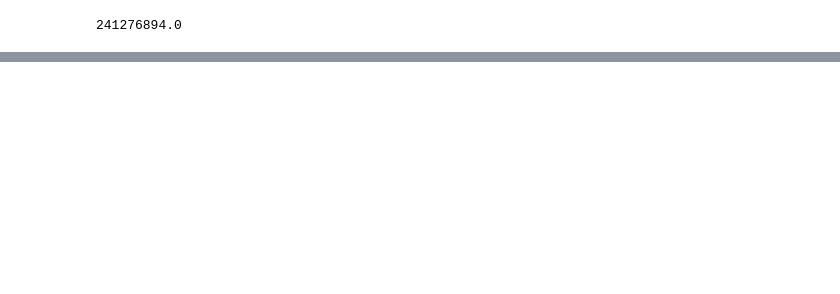
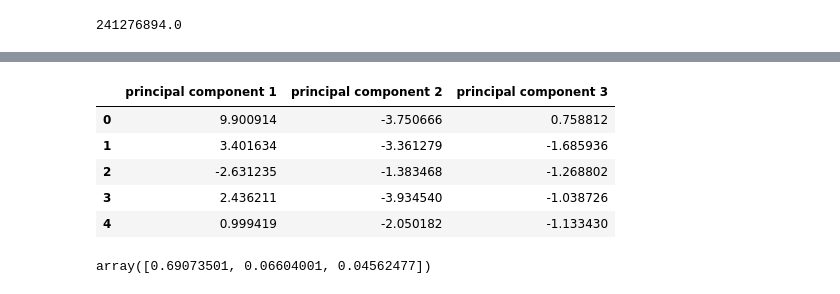
Before and after one commit to abiswas20/Data_Sci_Projects, a Jupyter notebook: Farmers Markets in the United States-Kaggle/Farmers_Market_in_the_US.ipynb, the cells around one changed output, grey strips where cells are left out. Cells and saved outputs as stored; diff of their text form; code cells hidden in the pictures; blank space fills up the shorter version.

```diff
--- a/Farmers Markets in the United States-Kaggle/Farmers_Market_in_the_US.ipynb
+++ b/Farmers Markets in the United States-Kaggle/Farmers_Market_in_the_US.ipynb
@@ -411,0 +459,21 @@ So total population of counties that have 3 or more farmer's market is 241,276,8
+# %%
+X=scaler.fit_transform(X)
+# %%
+pca = PCA(n_components=3)
+# %%
+features_principal_components=pca.fit_transform(X)
+# %%
+principal_components=pd.DataFrame(data=features_principal_components,columns = ['principal component 1', 'principal component 2', 'principal component 3'])
+# %%
+principal_components.head()
+# %% [output]
+|  | principal component 1 | principal component 2 | principal component 3 |
+| 0 | 9.900914 | -3.750666 | 0.758812 |
+| 1 | 3.401634 | -3.361279 | -1.685936 |
+| 2 | -2.631235 | -1.383468 | -1.268802 |
+| 3 | 2.436211 | -3.934540 | -1.038726 |
+| 4 | 0.999419 | -2.050182 | -1.133430 |
+# %%
+pca.explained_variance_ratio_
+# %% [output]
+array([0.69073501, 0.06604001, 0.04562477])
```
Also changed, not shown: parts of 17 cells of this notebook, 1 other file.
